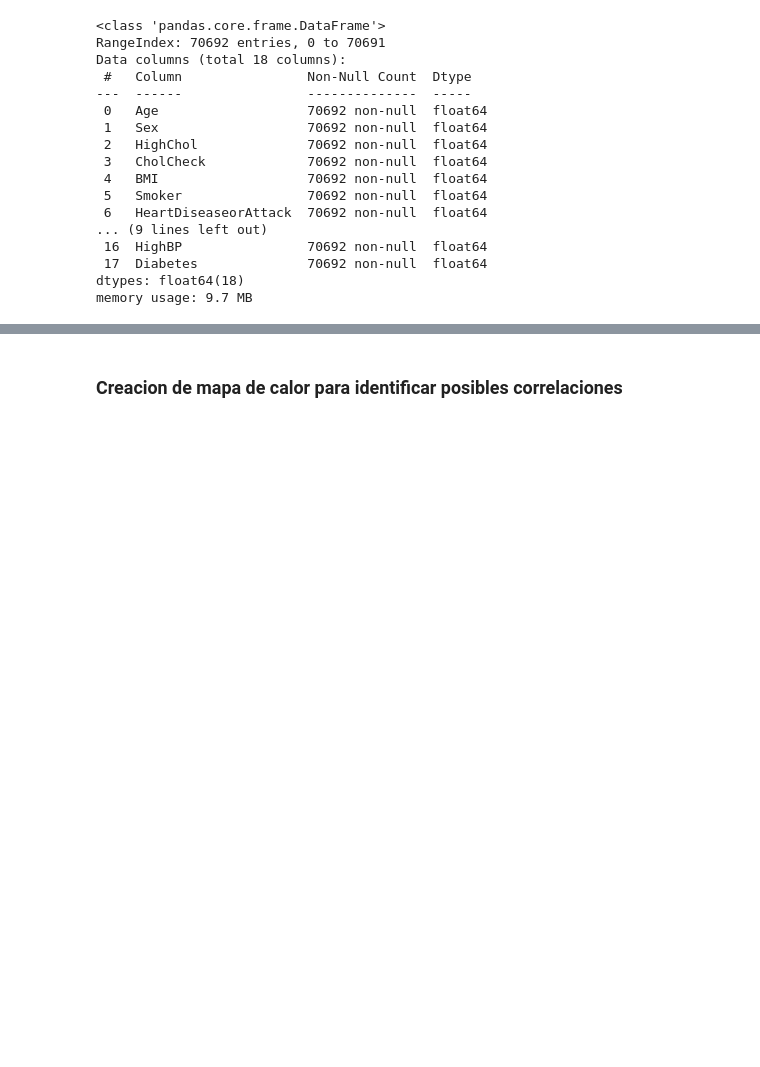
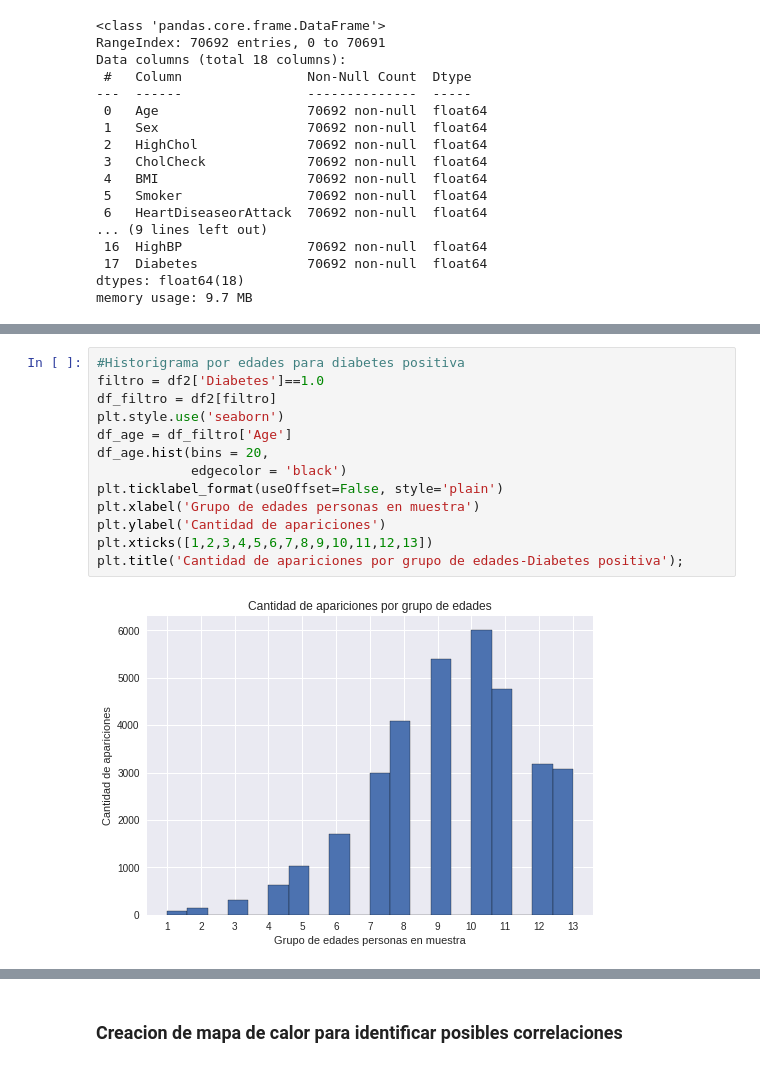
Before and after one commit to jjaquezrd/DATA_SCIENCE, a Jupyter notebook: Proyecto2.ipynb, the cells around one changed output, grey strips where cells are left out. Cells and saved outputs as stored; diff of their text form; blank space fills up the shorter version.

```diff
--- a/Proyecto2.ipynb
+++ b/Proyecto2.ipynb
@@ -389,0 +213,15 @@ Se observa que el 48% de las personas senaladas con diabetes corresponden al sex
+# %%
+#Historigrama por edades para diabetes positiva
+filtro = df2['Diabetes']==1.0
+df_filtro = df2[filtro]
+plt.style.use('seaborn')
+df_age = df_filtro['Age']
+df_age.hist(bins = 20,
+            edgecolor = 'black')
+plt.ticklabel_format(useOffset=False, style='plain')
+plt.xlabel('Grupo de edades personas en muestra')
+plt.ylabel('Cantidad de apariciones')
+plt.xticks([1,2,3,4,5,6,7,8,9,10,11,12,13])
+plt.title('Cantidad de apariciones por grupo de edades-Diabetes positiva');
+# %% [output]
+[figure, added]
```
Also changed, not shown: parts of 84 cells of this notebook.
